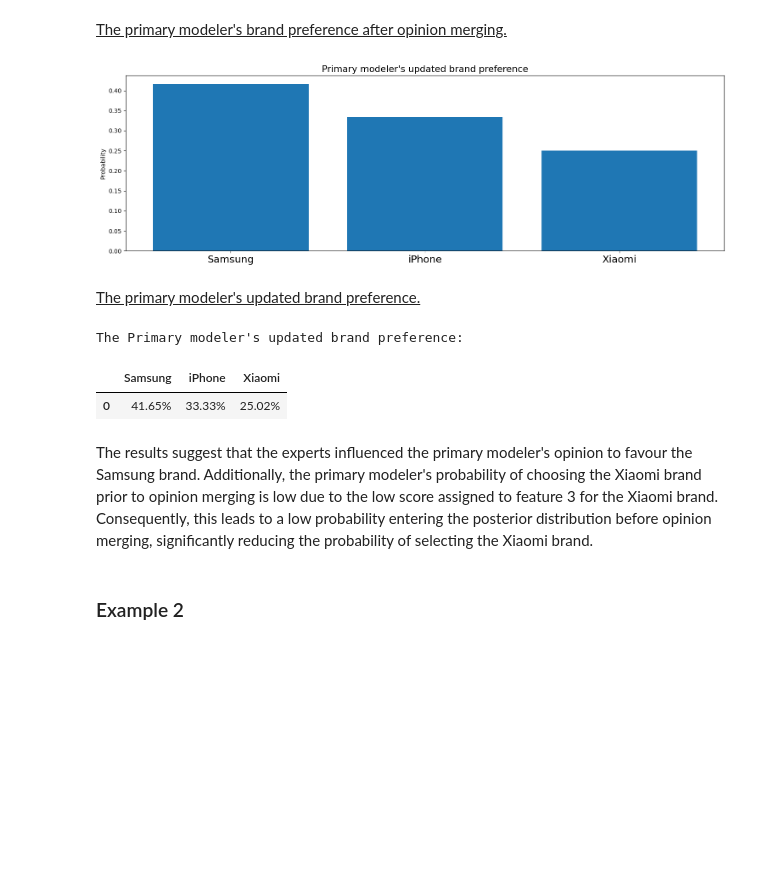
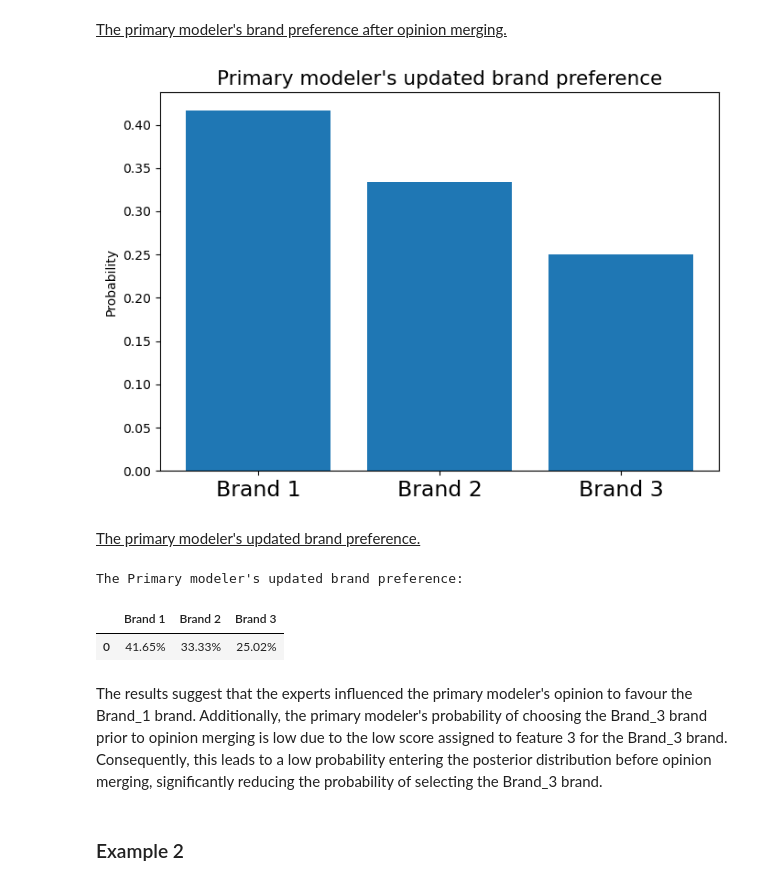
Before and after one commit to Ruzejjur/TMoCOBoT_python, a Jupyter notebook: code/main.ipynb, the cells around one changed output. Cells and saved outputs as stored; diff of their text form; code cells hidden in the pictures; blank space fills up the shorter version.

Commit message:
Removed mentions of specific brands

```diff
--- a/code/main.ipynb
+++ b/code/main.ipynb
@@ -230,23 +228,23 @@ initial_feature_weight = 0.01
 # %% [markdown]
 The opinion's of individual experts $E_{i}$ for each brand $b\in{B}$.
 # %%
-# Simulated experts for Samsung
-# Array representing the opinions of 10 simulated experts on Samsung for 3 features
-samsung_expert_opinions = np.array([
+# Simulated experts for Brand_1
+# Array representing the opinions of 10 simulated experts on Brand_1 for 3 features
+Brand_1_expert_opinions = np.array([
     [4, 3, 4], [5, 3, 5], [5, 6, 5], [6, 5, 3], [6, 6, 6],
     [5, 6, 5], [6, 6, 5], [6, 3, 4], [4, 5, 4], [6, 4, 3]
 ], dtype=np.int8)
 
-# Simulated experts for iPhone
-# Array representing the opinions of 10 simulated experts on iPhone for 3 features
-iphone_expert_opinions = np.array([
+# Simulated experts for Brand_2
+# Array representing the opinions of 10 simulated experts on Brand_2 for 3 features
+Brand_2_expert_opinions = np.array([
     [5, 5, 5], [5, 6, 5], [3, 4, 4], [3, 4, 5], [4, 5, 5],
     [5, 6, 4], [6, 6, 6], [5, 6, 6], [4, 3, 4], [4, 6, 3]
 ], dtype=np.int8)
 
-# Simulated experts for Xiaomi
-# Array representing the opinions of 10 simulated experts on Xiaomi for 3 features
-xiaomi_expert_opinions = np.array([
+# Simulated experts for Brand_3
+# Array representing the opinions of 10 simulated experts on Brand_3 for 3 features
+Brand_3_expert_opinions = np.array([
     [3, 4, 3], [3, 3, 4], [4, 3, 4], [3, 3, 3], [5, 4, 3],
     [3, 5, 5], [4, 5, 6], [4, 3, 2], [3, 4, 3], [4, 3, 4]
 ], dtype=np.int8)
@@ -368,34 +366,34 @@ _, primary_modeler_posterior_updated = auxiliary.simulated_example(
     primary_modeler_brand_pref,  # Distribution representing primary modeler's brand prefference
     score_range,  # Highest possible score for each feature
     initial_feature_weight,  # Initial feature weight for the Dirichlet distribution
-    samsung_expert_opinions,  # Expert opinions for Samsung
-    iphone_expert_opinions,  # Expert opinions for iPhone
-    xiaomi_expert_opinions  # Expert opinions for Xiaomi
+    Brand_1_expert_opinions,  # Expert opinions for Brand_1
+    Brand_2_expert_opinions,  # Expert opinions for Brand_2
+    Brand_3_expert_opinions  # Expert opinions for Brand_3
 )
 # %%
 ## Plot primary modeler's updated posterior distribution on brands
 
 # Variable names for the x-ticks
-variable_names = ['Samsung', 'iPhone', 'Xiaomi']
+variable_names = ['Brand 1', 'Brand 2', 'Brand 3']
 
 # Create a figure window with a single subplot
 fig, ax = plt.subplots(1, 1, figsize=(7, 5))
 
 # Plotting the updated posterior distribution as a bar chart
 ax.bar(variable_names, primary_modeler_posterior_updated)
 ax.set_ylabel('Probability')
 ax.set_title("Primary modeler's updated brand preference", fontsize=15.5)
 ax.tick_params(axis='x', labelsize=17)
 
 # Save the figure in .eps format
 save_path = os.path.join(working_directory, 'Bar_charts', 'figure_0.eps')
 plt.tight_layout()
 plt.savefig(save_path, format='eps')
 
 # Show the plot
 plt.show()
 # %% [output]
-[figure, old version]
+[figure, new version]
 # %% [markdown]
 <ins>The primary modeler's updated brand preference.</ins>
 # %%
@@ -405,7 +403,7 @@ primary_modeler_posterior_updated_percent = [f"{value * 100:.2f}%" for value in
 # Create a DataFrame for the updated posterior percentages
 primary_modeler_posterior_updated_df = pd.DataFrame(
     [primary_modeler_posterior_updated_percent],    # Percentage values as a list
-    columns=["Samsung", "iPhone", "Xiaomi"]         # Column labels for the DataFrame
+    columns=["Brand 1", "Brand 2", "Brand 3"]         # Column labels for the DataFrame
 )
 
 # Display the DataFrame
@@ -413,10 +411,10 @@ print("The Primary modeler's updated brand preference:")
 primary_modeler_posterior_updated_df
 # %% [output]
 The Primary modeler's updated brand preference:
-|  | Samsung | iPhone | Xiaomi |
+|  | Brand 1 | Brand 2 | Brand 3 |
 | 0 | 41.65% | 33.33% | 25.02% |
 # %% [markdown]
-The results suggest that the experts influenced the primary modeler's opinion to favour the Samsung brand. Additionally, the primary modeler's probability of choosing the Xiaomi brand prior to opinion merging is low due to the low score assigned to feature 3 for the Xiaomi brand.  Consequently, this leads to a low probability entering the posterior distribution before opinion merging, significantly reducing the probability of selecting the Xiaomi brand.
+The results suggest that the experts influenced the primary modeler's opinion to favour the Brand_1 brand. Additionally, the primary modeler's probability of choosing the Brand_3 brand prior to opinion merging is low due to the low score assigned to feature 3 for the Brand_3 brand.  Consequently, this leads to a low probability entering the posterior distribution before opinion merging, significantly reducing the probability of selecting the Brand_3 brand.
 # %% [markdown]
 ### Example 2
 # %% [markdown]
```
Also changed, not shown: parts of 83 cells of this notebook, 1 other file.
